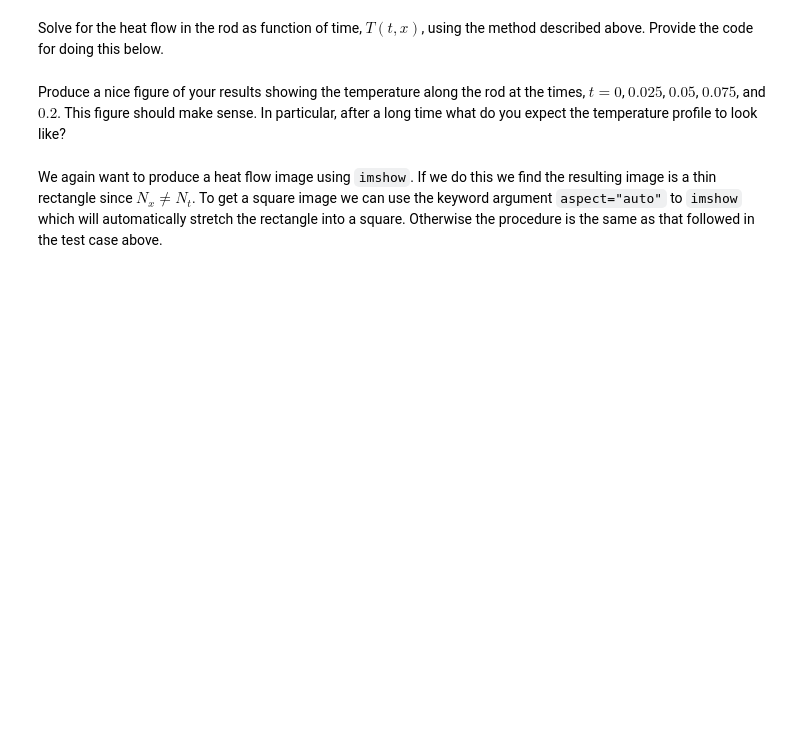
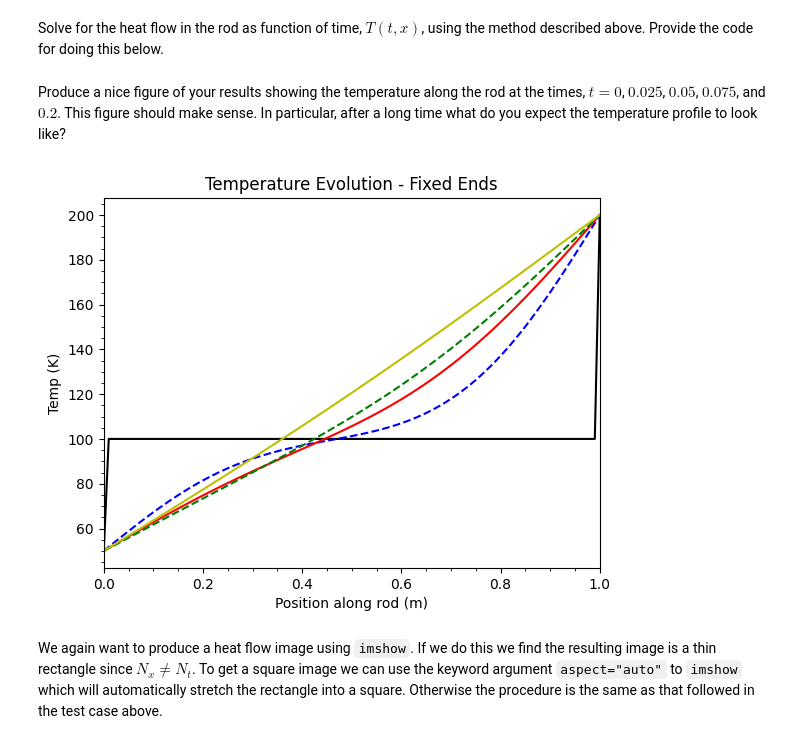
Before and after one commit to kh-bh/Physics_coursework, a Jupyter notebook: PHYS_250/Labs/Lab07.ipynb, the cells around one changed output. Cells and saved outputs as stored; diff of their text form; code cells hidden in the pictures; blank space fills up the shorter version.

```diff
--- a/PHYS_250/Labs/Lab07.ipynb
+++ b/PHYS_250/Labs/Lab07.ipynb
@@ -177,2 +222,26 @@ raise NotImplementedError()
+# %%
+fig = plt.figure()
+ax = fig.add_subplot(111)
+
+times = [0, 0.025, 0.05, 0.075, 0.2]
+
+n = int(times[0]/dt)
+ax.plot(rod_coord_fixed, T2[n], 'k-', label=f't={times[0]}')
+n = int(times[1]/dt)
+ax.plot(rod_coord_fixed, T2[n], 'b--', label=f't={times[1]}')
+n = int(times[2]/dt)
+ax.plot(rod_coord_fixed, T2[n], 'r', label=f't={times[2]}')
+n = int(times[3]/dt)
+ax.plot(rod_coord_fixed, T2[n], 'g--', label=f't={times[3]}')
+n = int(times[4]/dt)
+ax.plot(rod_coord_fixed, T2[n], 'y-', label=f't={times[4]}')
+
+ax.set_xlim(0, 1)
+ax.set_xlabel('Position along rod (m)')
+ax.set_ylabel('Temp (K)')
+ax.set_title('Temperature Evolution - Fixed Ends')
+ax.minorticks_on()
+# %% [output]
+[figure, added]
 # %% [markdown]
 We again want to produce a heat flow image using `imshow`. If we do this we find the resulting image is a thin rectangle since $N_x\ne N_t$. To get a square image we can use the keyword argument `aspect="auto"` to `imshow` which will automatically stretch the rectangle into a square. Otherwise the procedure is the same as that followed in the test case above.
```
Also changed, not shown: parts of 10 cells of this notebook, 1 other file.
